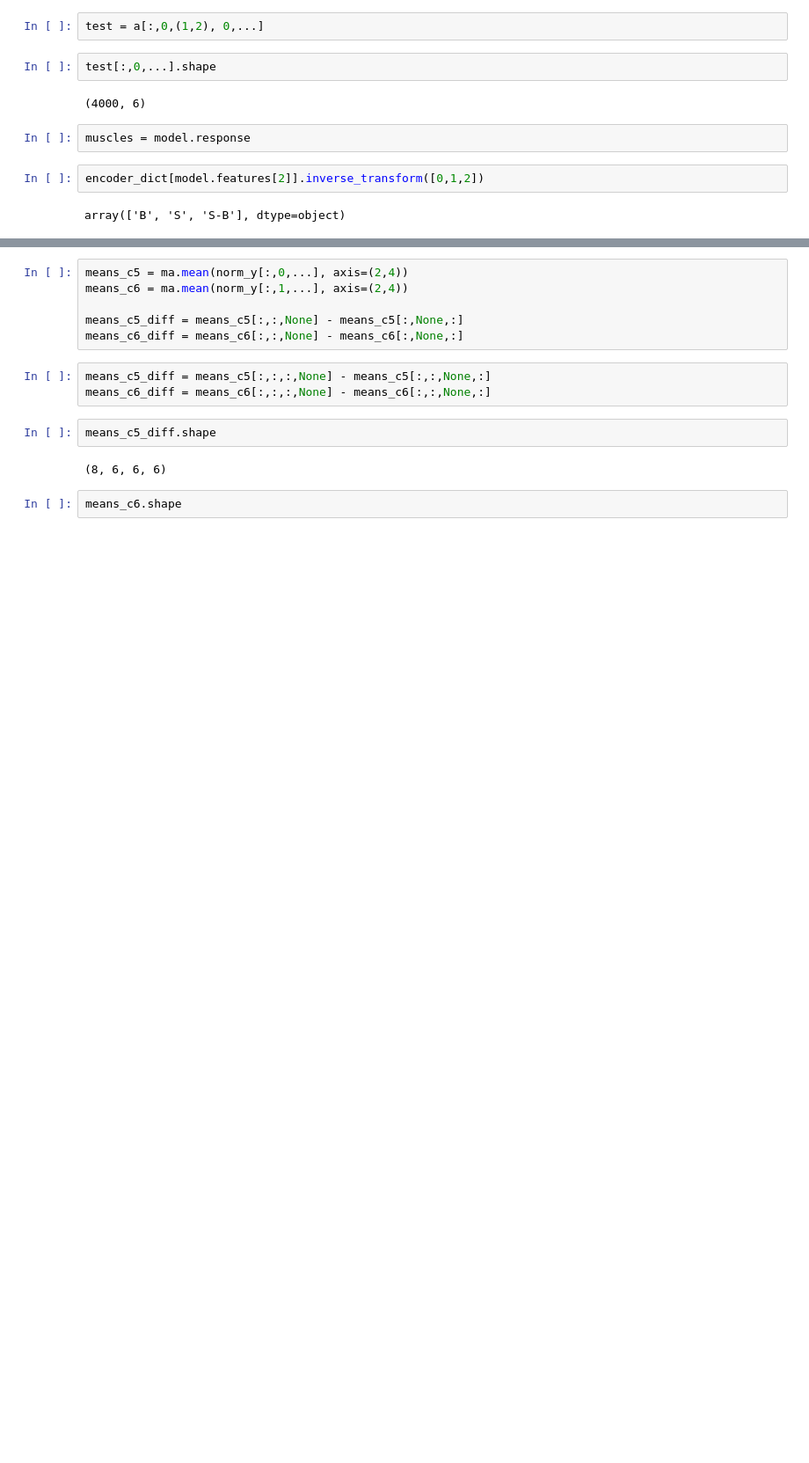
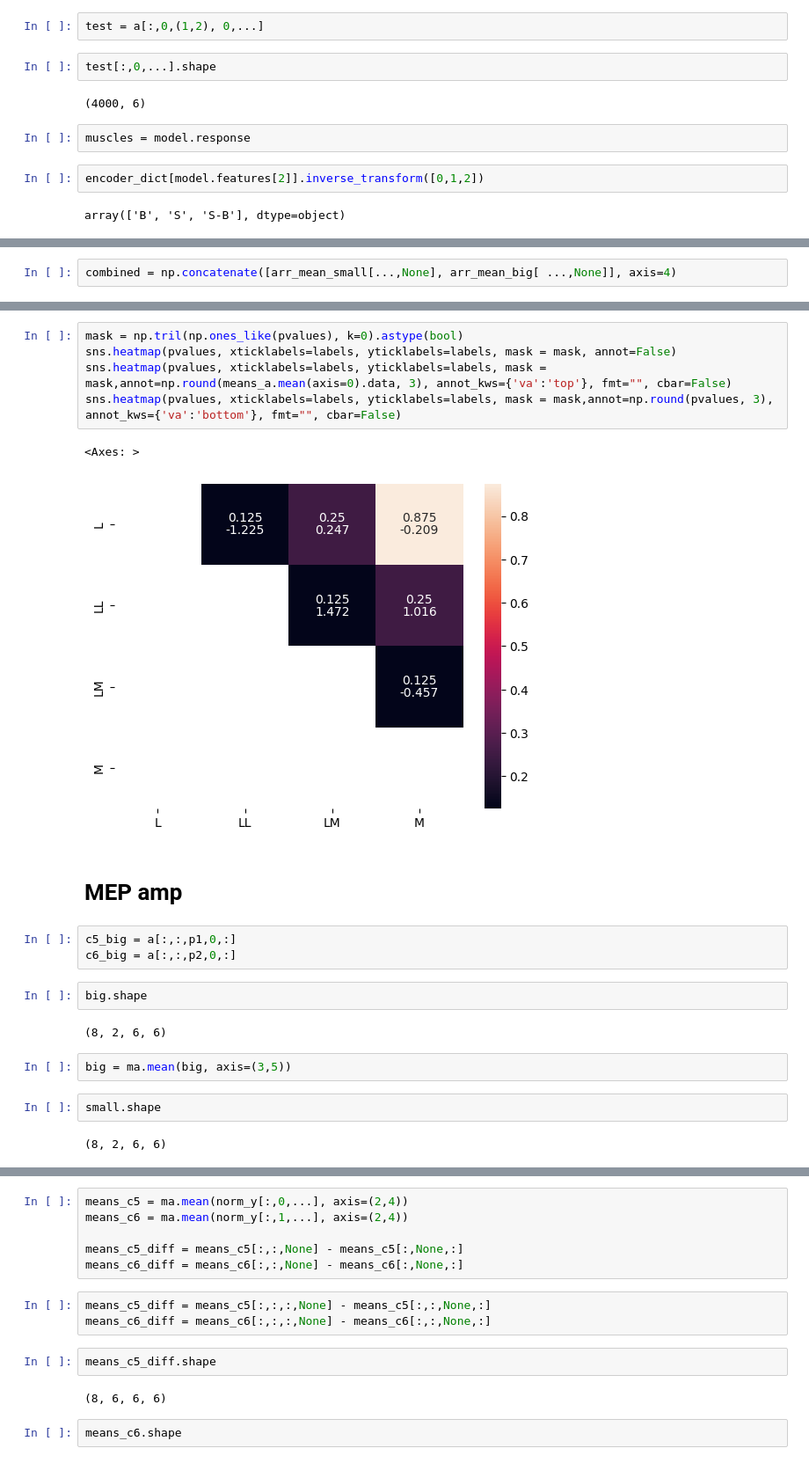
Before and after one commit to hbmep/rat-mapping, a Jupyter notebook: notebooks/C_SMA_LAR/mep_amplitude.ipynb, the cells around one changed output, grey strips where cells are left out. Shown at 88% size. Cells and saved outputs as stored; diff of their text form; blank space fills up the shorter version.

```diff
--- a/notebooks/C_SMA_LAR/mep_amplitude.ipynb
+++ b/notebooks/C_SMA_LAR/mep_amplitude.ipynb
@@ -148,0 +381,2 @@ norm_y.shape
+# %%
+combined = np.concatenate([arr_mean_small[...,None], arr_mean_big[ ...,None]], axis=4)
@@ -148,0 +599,23 @@ norm_y.shape
+# %%
+mask = np.tril(np.ones_like(pvalues), k=0).astype(bool)
+sns.heatmap(pvalues, xticklabels=labels, yticklabels=labels, mask = mask, annot=False)
+sns.heatmap(pvalues, xticklabels=labels, yticklabels=labels, mask = mask,annot=np.round(means_a.mean(axis=0).data, 3), annot_kws={'va':'top'}, fmt="", cbar=False)
+sns.heatmap(pvalues, xticklabels=labels, yticklabels=labels, mask = mask,annot=np.round(pvalues, 3), annot_kws={'va':'bottom'}, fmt="", cbar=False)
+# %% [output]
+<Axes: >
+[figure, added]
+# %% [markdown]
+# MEP amp
+# %%
+c5_big = a[:,:,p1,0,:]
+c6_big = a[:,:,p2,0,:]
+# %%
+big.shape
+# %% [output]
+(8, 2, 6, 6)
+# %%
+big = ma.mean(big, axis=(3,5))
+# %%
+small.shape
+# %% [output]
+(8, 2, 6, 6)
```
Also changed, not shown: parts of 115 cells of this notebook, 14 other files.
